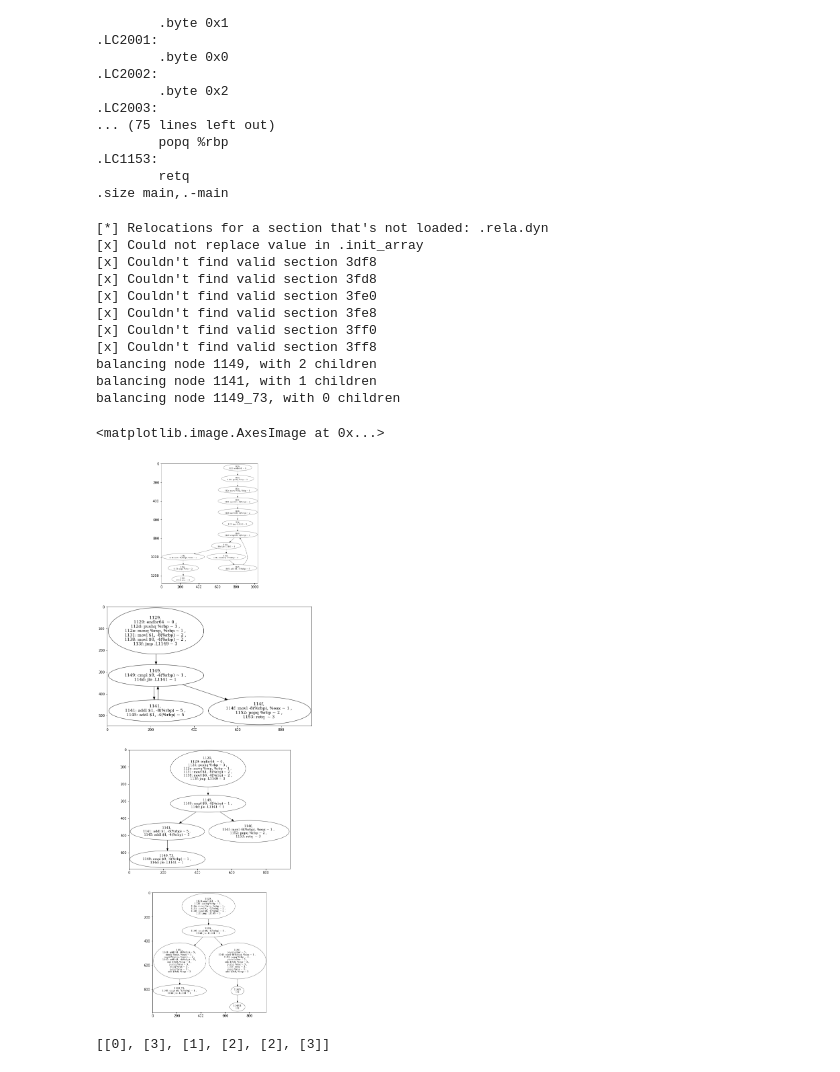
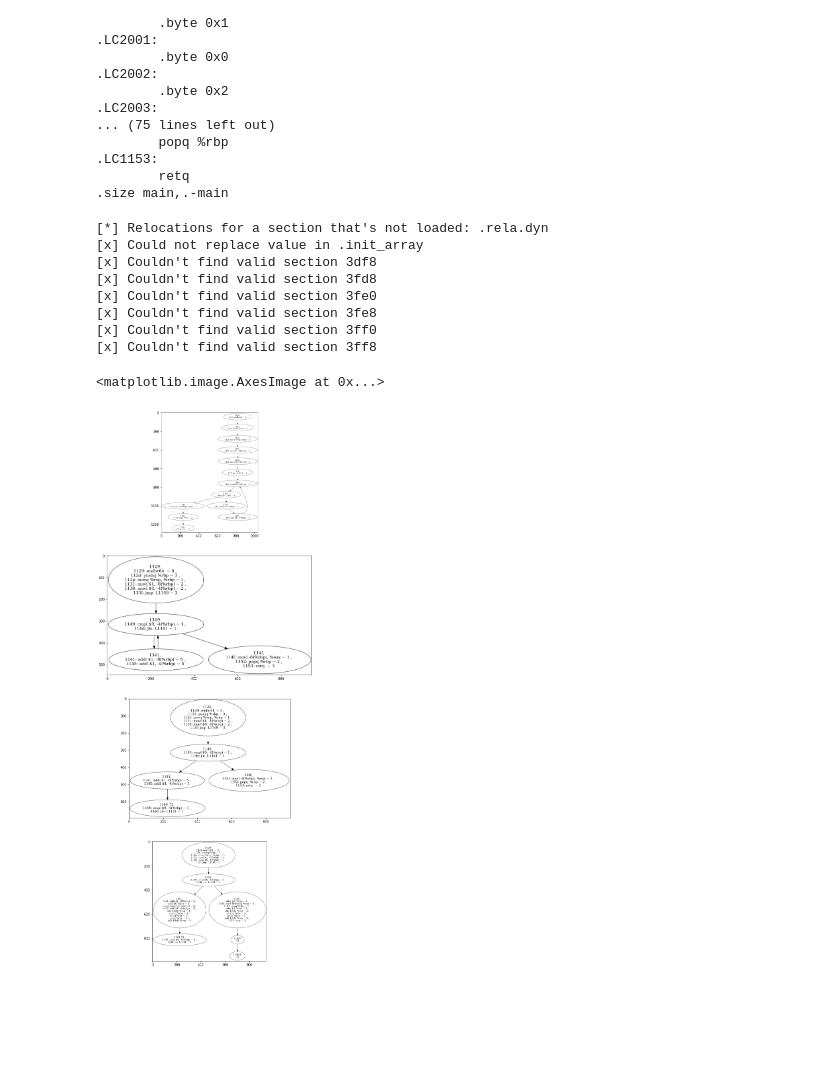
Before and after one commit to DBGilles/NemesisRetroWrite, a Jupyter notebook: retrowrite/rwtools/nemesis/samples_notebooks/4.0-simple_loop.ipynb, the cells around one changed output. Cells and saved outputs as stored; diff of their text form; code cells hidden in the pictures; blank space fills up the shorter version.

```diff
--- a/retrowrite/rwtools/nemesis/samples_notebooks/4.0-simple_loop.ipynb
+++ b/retrowrite/rwtools/nemesis/samples_notebooks/4.0-simple_loop.ipynb
@@ -64,57 +62,44 @@ _IO_stdin_used_2000: # 2000 -- 2004
 # %%
 %autoreload 2
 from rwtools.nemesis.graph.utils import create_graph_structure, to_img
-from rwtools.nemesis.graph.utils import unwind_graph
+# from rwtools.nemesis.graph.utils import unwind_graph
+from rwtools.nemesis.graph.balance import balance_branching_point
 
 loader, rw = setup(binary, outputfile)
 
 # list of all function names -- for each function seperately make a graph and balance it
 function_names = loader.container.function_names
 
 nodes, graph = create_graph_structure(loader.container, "main")
 fig, axs = plt.subplots(4, 1, figsize=(30, 30))
 # axs = [axs]
 axs[0].imshow(to_img(graph))
 
 control_flow_graph = ControlFlowGraph(nodes=nodes, graph=graph)
 control_flow_graph.merge_consecutive_nodes()
 
 axs[1].imshow(to_img(graph))
 
-unwind_graph(graph)
+control_flow_graph.unwind_graph()
+# unwind_graph(graph)
 # control_flow_graph.balance_branching_node('1130')
 
 axs[2].imshow(to_img(graph))
 
-control_flow_graph.balance_branching_node('1149')
+target_node = control_flow_graph.get_node('1149')
 
+balance_branching_point(control_flow_graph, target_node)
+control_flow_graph.cleanup()
 
 axs[3].imshow(to_img(graph))
 # %% [output]
 [*] Relocations for a section that's not loaded: .rela.dyn
 [x] Could not replace value in .init_array
 [x] Couldn't find valid section 3df8
 [x] Couldn't find valid section 3fd8
 [x] Couldn't find valid section 3fe0
 [x] Couldn't find valid section 3fe8
 [x] Couldn't find valid section 3ff0
 [x] Couldn't find valid section 3ff8
-balancing node 1149, with 2 children
-balancing node 1141, with 1 children
-balancing node 1149_73, with 0 children
 <matplotlib.image.AxesImage at 0x...>
-[figure, old version]
+[figure, new version]
-# %%
-import copy
-
-type(list(graph.nodes)[0])
-# node = copy.deepcopy(list(graph.nodes)[0])
-
-test_node = list(graph.nodes)[0]
-print(test_node.latencies)
-
-# copy.copy(test_node.latencies)
-# # copy.deepcopy(test_node.id)
-# copy.copy(test_node.instruction_wrappers)
-# %% [output]
-[[0], [3], [1], [2], [2], [3]]
```
Also changed, not shown: parts of 5 cells of this notebook, 24 other files.
